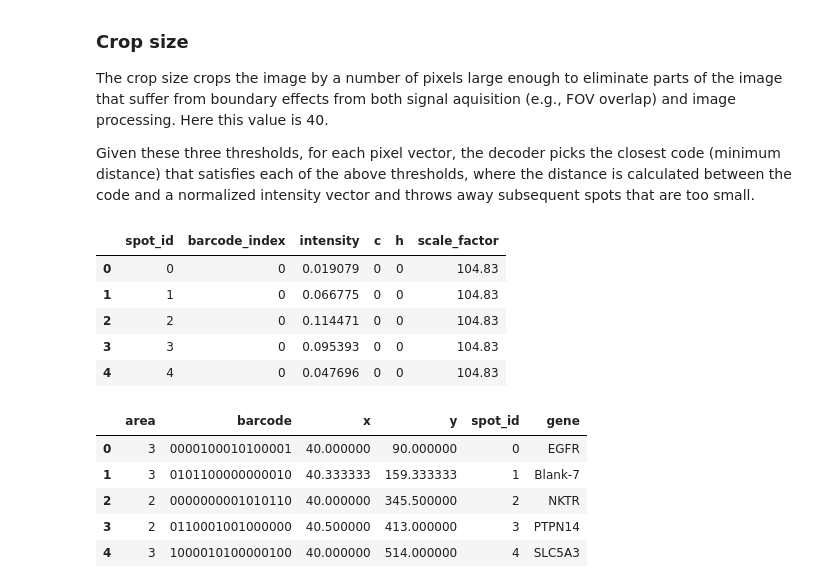
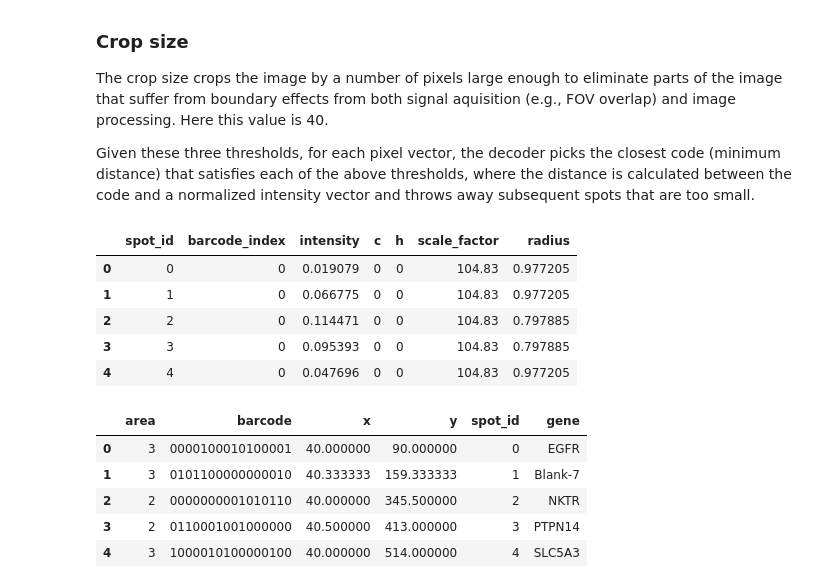
Before and after one commit to afcarl/starfish, a Jupyter notebook: notebooks/MERFISH_Pipeline_-_U2O2_Cell_Culture_-_1_FOV.ipynb, the cells around one changed output. Drawn from its saved outputs; the diff is of its cells as text; code cells hidden in the pictures.

Commit message:
pixel encoder as pipeline component. Outputs not yet to spec

```diff
--- a/notebooks/MERFISH_Pipeline_-_U2O2_Cell_Culture_-_1_FOV.ipynb
+++ b/notebooks/MERFISH_Pipeline_-_U2O2_Cell_Culture_-_1_FOV.ipynb
@@ -176,13 +152,24 @@ Contiguous pixels that decode to the same gene are called as spots via connected
 The crop size crops the image by a number of pixels large enough to eliminate parts of the image that suffer from boundary effects from both signal aquisition (e.g., FOV overlap) and image processing. Here this value is 40.
 
 Given these three thresholds, for each pixel vector, the decoder picks the closest code (minimum distance) that satisfies each of the above thresholds, where the distance is calculated between the code and a normalized intensity vector and throws away subsequent spots that are too small.
+# %%
+from starfish.pipeline.features.pixels.pixel_spot_detector import PixelSpotDetector
+psd = PixelSpotDetector(
+    codebook='https://s3.amazonaws.com/czi.starfish.data.public/MERFISH/codebook.csv',
+    distance_threshold=0.5176,
+    magnitude_threshold=1,
+    area_threshold=2,
+    crop_size=40
+)
+
+spot_attributes, decoded = psd.find(s)
 # %%
-encoded.head()
+spot_attributes.head()
 # %% [output]
-|  | spot_id | barcode_index | intensity | c | h | scale_factor |
-| 0 | 0 | 0 | 0.019079 | 0 | 0 | 104.83 |
-| 1 | 1 | 0 | 0.066775 | 0 | 0 | 104.83 |
-| 2 | 2 | 0 | 0.114471 | 0 | 0 | 104.83 |
-| 3 | 3 | 0 | 0.095393 | 0 | 0 | 104.83 |
-| 4 | 4 | 0 | 0.047696 | 0 | 0 | 104.83 |
+|  | spot_id | barcode_index | intensity | c | h | scale_factor | radius |
+| 0 | 0 | 0 | 0.019079 | 0 | 0 | 104.83 | 0.977205 |
+| 1 | 1 | 0 | 0.066775 | 0 | 0 | 104.83 | 0.977205 |
+| 2 | 2 | 0 | 0.114471 | 0 | 0 | 104.83 | 0.797885 |
+| 3 | 3 | 0 | 0.095393 | 0 | 0 | 104.83 | 0.797885 |
+| 4 | 4 | 0 | 0.047696 | 0 | 0 | 104.83 | 0.977205 |
 # %%
```
Also changed, not shown: parts of 3 cells of this notebook, 8 other files.
